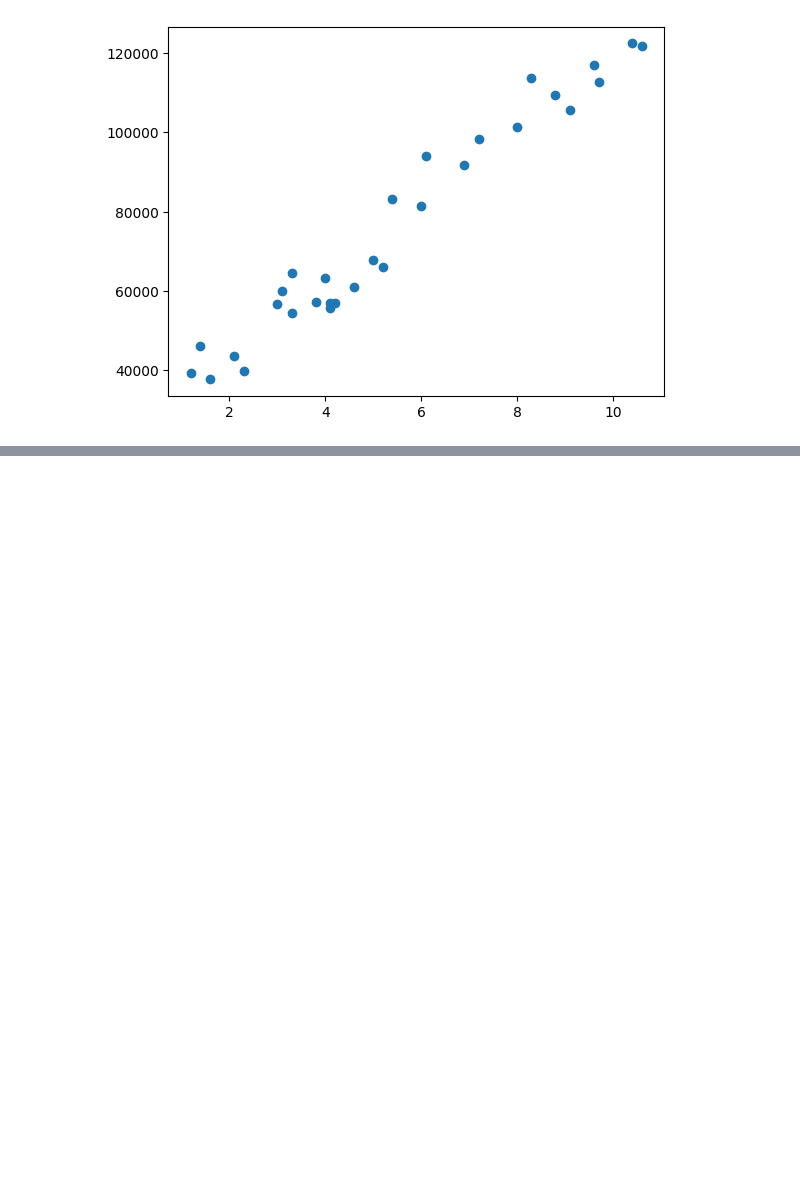
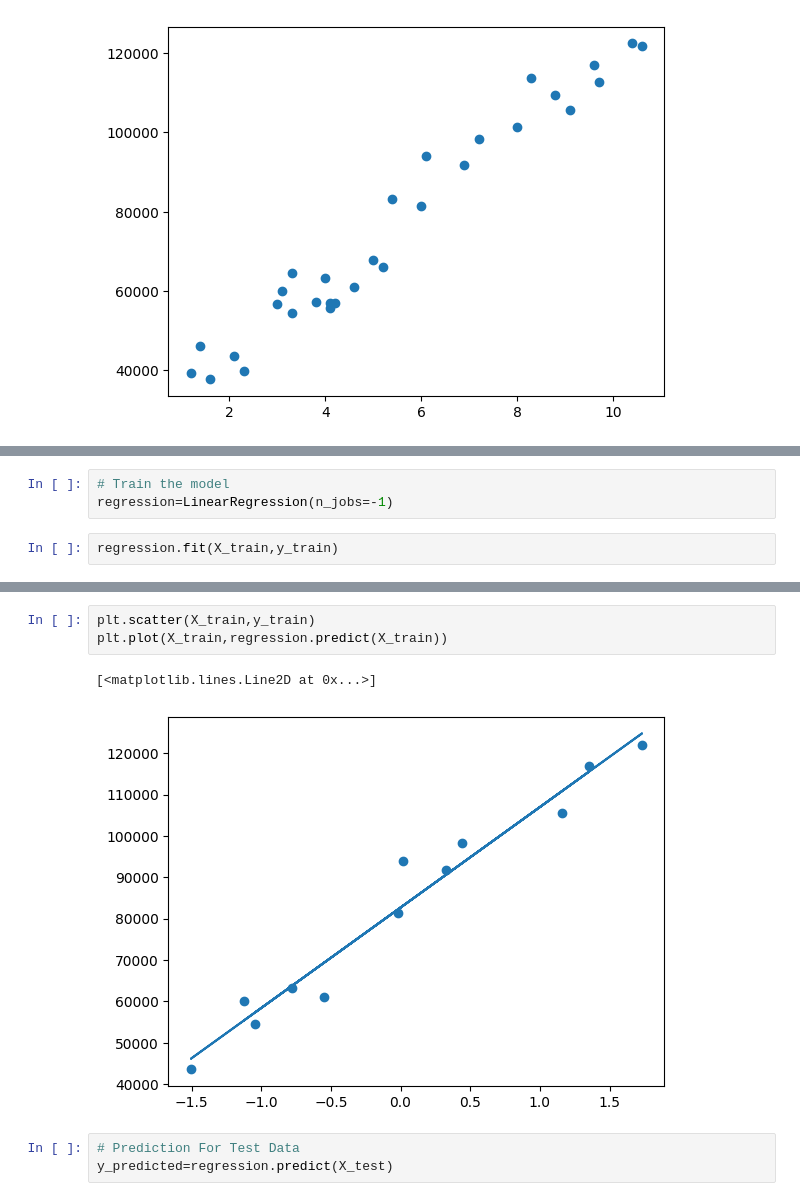
Before and after one commit to SambhavSurthi/Python-Progress, a Jupyter notebook: 16.linearRegression/SimpleLinearRegression/regression.ipynb, the cells around one changed output, grey strips where cells are left out. Saved outputs shown, nothing was run; the diff lists cells and outputs as text; blank space fills up the shorter version.

Commit message:
progress 12-01-2026 multi linear regression

```diff
--- a/16.linearRegression/SimpleLinearRegression/regression.ipynb
+++ b/16.linearRegression/SimpleLinearRegression/regression.ipynb
@@ -101,0 +188,5 @@ scaler=StandardScaler()
+# %%
+# Train the model
+regression=LinearRegression(n_jobs=-1)
+# %%
+regression.fit(X_train,y_train)
@@ -101,0 +203,9 @@ scaler=StandardScaler()
+# %%
+plt.scatter(X_train,y_train)
+plt.plot(X_train,regression.predict(X_train))
+# %% [output]
+[<matplotlib.lines.Line2D at 0x...>]
+[figure, added]
+# %%
+# Prediction For Test Data
+y_predicted=regression.predict(X_test)
```
Also changed, not shown: parts of 27 cells of this notebook, 2 other files.
